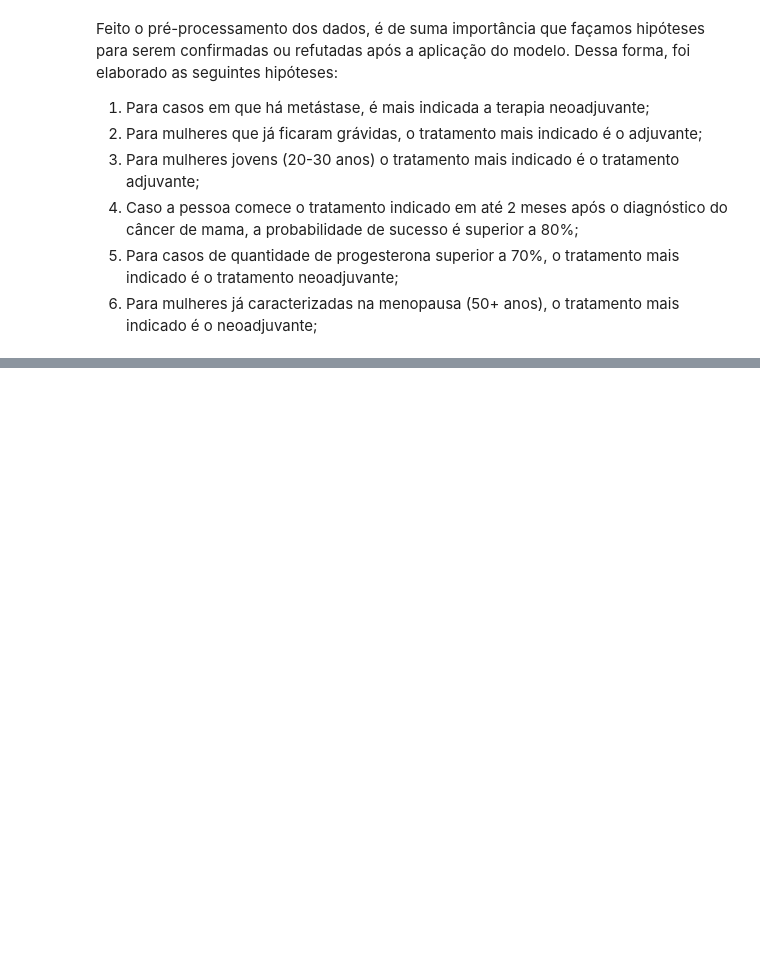
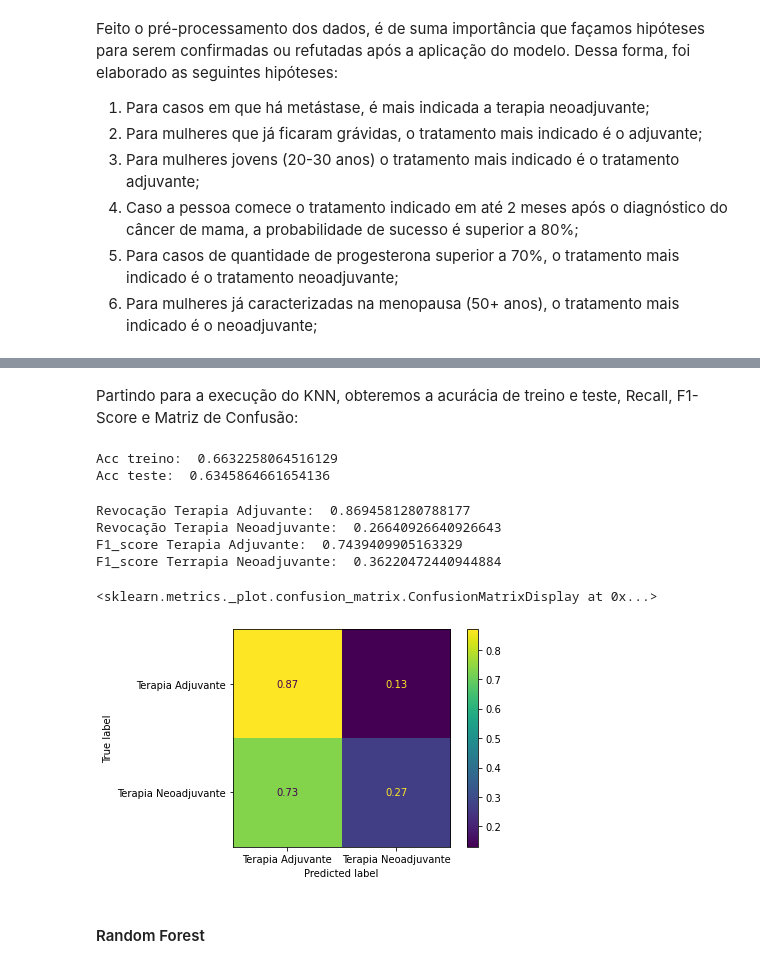
Before and after one commit to 2023M3T5-Inteli/grupo6, a Jupyter notebook: notebooks/OFICIAL.ipynb, the cells around one changed output, grey strips where cells are left out. Cells and saved outputs as stored; diff of their text form; code cells hidden in the pictures; blank space fills up the shorter version.

```diff
--- a/notebooks/OFICIAL.ipynb
+++ b/notebooks/OFICIAL.ipynb
@@ -967,0 +1952,2 @@ Feito o pré-processamento dos dados, é de suma importância que façamos hipó
+# %%
+X_train, X_test, y_train, y_test = train_test_split(X, y, test_size=0.3, random_state=42)
@@ -969,0 +2047,41 @@ Feito o pré-processamento dos dados, é de suma importância que façamos hipó
+# %% [markdown]
+Partindo para a execução do KNN, obteremos a acurácia de treino e teste, Recall, F1-Score e Matriz de Confusão:
+# %%
+from sklearn.neighbors import KNeighborsClassifier
+
+knn = KNeighborsClassifier(n_neighbors=23)
+knn.fit( X_train, y_train.squeeze() )
+print('Acc treino: ', knn.score(X_train, y_train ))
+print('Acc teste: ', knn.score(X_test, y_test.squeeze() ))
+# %% [output]
+Acc treino:  0.6632258064516129
+Acc teste:  0.6345864661654136
+# %%
+y_pred = knn.predict(X_test)
+# %%
+# Obtendo o Recall da Terapia Adjuvante e Neoadjuvante
+print( 'Revocação Terapia Adjuvante: ', recall_score( y_test, y_pred, pos_label='Terapia Adjuvante'))
+print( 'Revocação Terapia Neoadjuvante: ', recall_score( y_test, y_pred, pos_label='Terapia Neoadjuvante'))
+
+# Obtendo o F1-Score da Terapia Adjuvante e Neoadjuvante
+print( 'F1_score Terapia Adjuvante: ', f1_score( y_test, y_pred, pos_label='Terapia Adjuvante'))
+print( 'F1_score Terrapia Neoadjuvante: ', f1_score( y_test, y_pred, pos_label='Terapia Neoadjuvante'))
+# %% [output]
+Revocação Terapia Adjuvante:  0.8694581280788177
+Revocação Terapia Neoadjuvante:  0.26640926640926643
+F1_score Terapia Adjuvante:  0.7439409905163329
+F1_score Terrapia Neoadjuvante:  0.36220472440944884
+# %%
+# Obtendo a matriz de confusão
+cm = confusion_matrix(y_test, y_pred, normalize='true')
+
+# versão visualmente mais bonita da matriz de confusão
+disp = ConfusionMatrixDisplay(confusion_matrix=cm,
+                              display_labels=knn.classes_)
+
+disp.plot()
+# %% [output]
+<sklearn.metrics._plot.confusion_matrix.ConfusionMatrixDisplay at 0x...>
+[figure, added]
+# %% [markdown]
+#### Random Forest
```
Also changed, not shown: parts of 162 cells of this notebook.
